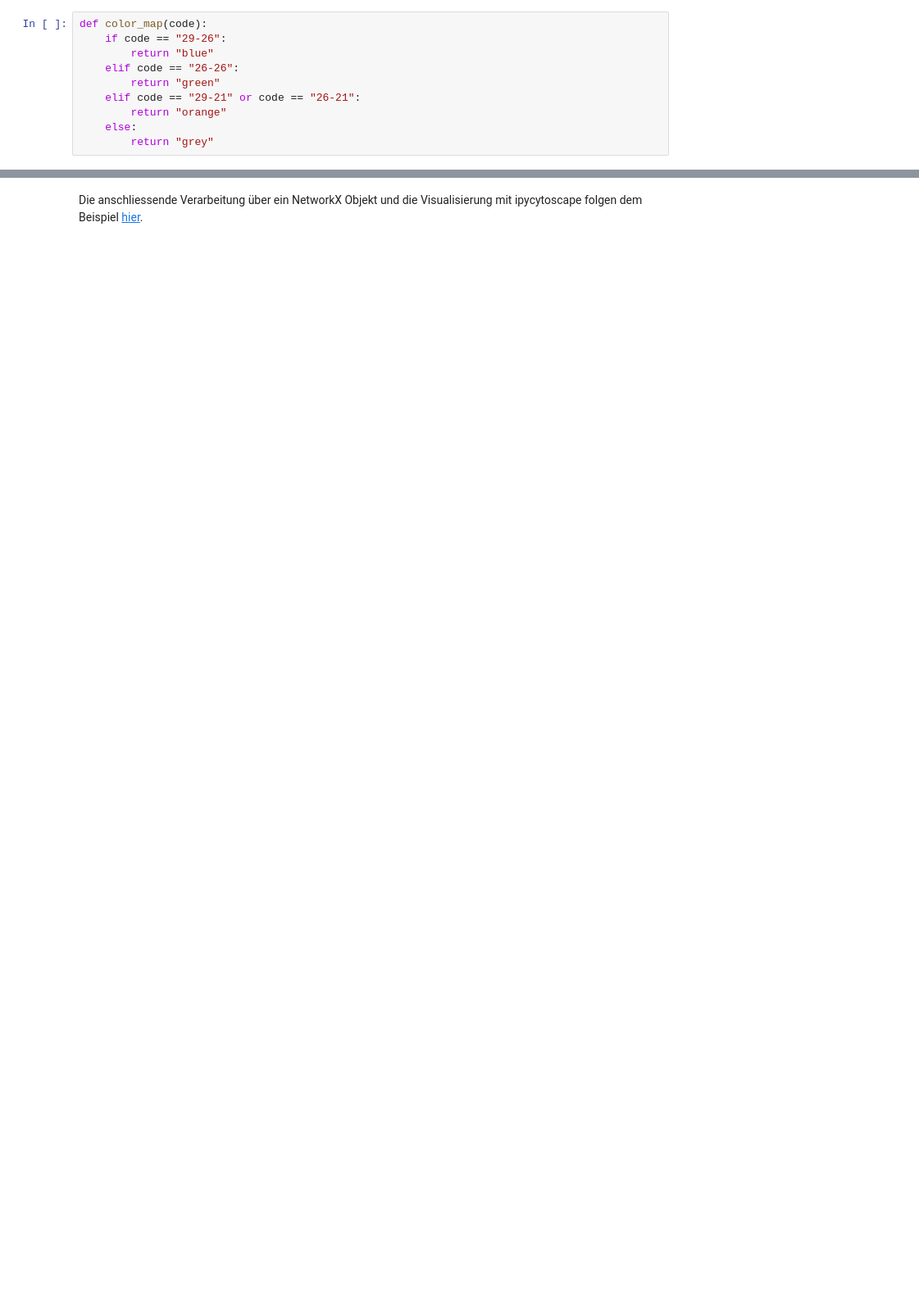
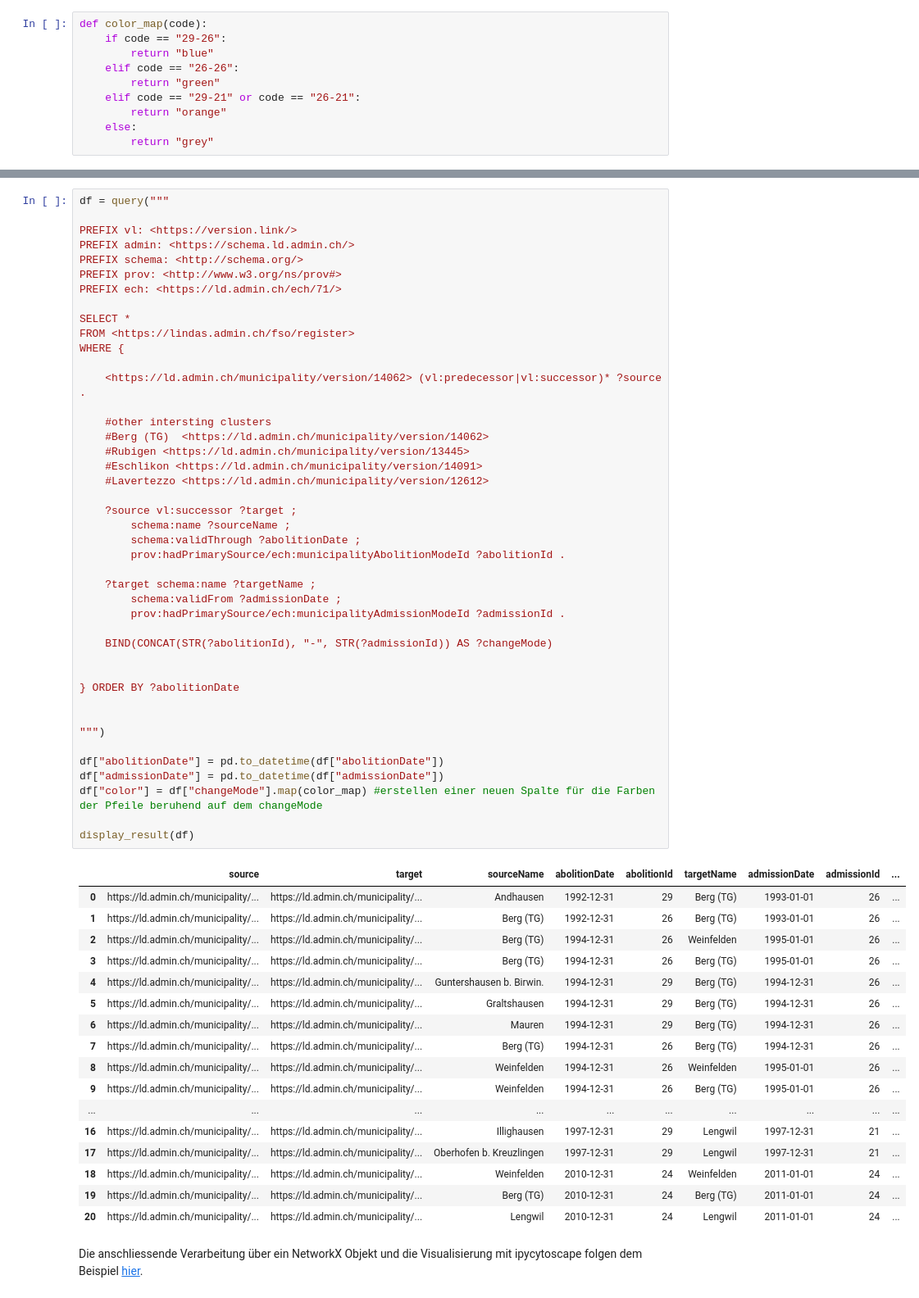
Before and after one commit to SwissFederalArchives/LD-Tutorials, a Jupyter notebook: content/version_link.ipynb, the cells around one changed output, grey strips where cells are left out. Shown at 82% size. Saved outputs shown, nothing was run; the diff lists cells and outputs as text; blank space fills up the shorter version.

```diff
--- a/content/version_link.ipynb
+++ b/content/version_link.ipynb
@@ -1511,3 +1348,64 @@ display_result(df)
+# %%
+df = query("""
+
+PREFIX vl: <https://version.link/>
+PREFIX admin: <https://schema.ld.admin.ch/>
+PREFIX schema: <http://schema.org/>
+PREFIX prov: <http://www.w3.org/ns/prov#>
+PREFIX ech: <https://ld.admin.ch/ech/71/>
+
+SELECT *
+FROM <https://lindas.admin.ch/fso/register>
+WHERE {
+
+    <https://ld.admin.ch/municipality/version/14062> (vl:predecessor|vl:successor)* ?source .
+
+    #other intersting clusters
+    #Berg (TG)  <https://ld.admin.ch/municipality/version/14062>
+    #Rubigen <https://ld.admin.ch/municipality/version/13445>
+    #Eschlikon <https://ld.admin.ch/municipality/version/14091>
+    #Lavertezzo <https://ld.admin.ch/municipality/version/12612>
+
+    ?source vl:successor ?target ;
+        schema:name ?sourceName ;
+        schema:validThrough ?abolitionDate ;
+        prov:hadPrimarySource/ech:municipalityAbolitionModeId ?abolitionId .
+
+    ?target schema:name ?targetName ;
+        schema:validFrom ?admissionDate ;
+        prov:hadPrimarySource/ech:municipalityAdmissionModeId ?admissionId .
+
+    BIND(CONCAT(STR(?abolitionId), "-", STR(?admissionId)) AS ?changeMode)
+
+
+} ORDER BY ?abolitionDate
+
+
+""")
+
+df["abolitionDate"] = pd.to_datetime(df["abolitionDate"])
+df["admissionDate"] = pd.to_datetime(df["admissionDate"])
+df["color"] = df["changeMode"].map(color_map) #erstellen einer neuen Spalte für die Farben der Pfeile beruhend auf dem changeMode
+
+display_result(df)
+# %% [output]
+|  | source | target | sourceName | abolitionDate | abolitionId | targetName | admissionDate | admissionId | ... |
+| 0 | https://ld.admin.ch/municipality/... | https://ld.admin.ch/municipality/... | Andhausen | 1992-12-31 | 29 | Berg (TG) | 1993-01-01 | 26 | ... |
+| 1 | https://ld.admin.ch/municipality/... | https://ld.admin.ch/municipality/... | Berg (TG) | 1992-12-31 | 26 | Berg (TG) | 1993-01-01 | 26 | ... |
+| 2 | https://ld.admin.ch/municipality/... | https://ld.admin.ch/municipality/... | Berg (TG) | 1994-12-31 | 26 | Weinfelden | 1995-01-01 | 26 | ... |
+| 3 | https://ld.admin.ch/municipality/... | https://ld.admin.ch/municipality/... | Berg (TG) | 1994-12-31 | 26 | Berg (TG) | 1995-01-01 | 26 | ... |
+| 4 | https://ld.admin.ch/municipality/... | https://ld.admin.ch/municipality/... | Guntershausen b. Birwin. | 1994-12-31 | 29 | Berg (TG) | 1994-12-31 | 26 | ... |
+| 5 | https://ld.admin.ch/municipality/... | https://ld.admin.ch/municipality/... | Graltshausen | 1994-12-31 | 29 | Berg (TG) | 1994-12-31 | 26 | ... |
+| 6 | https://ld.admin.ch/municipality/... | https://ld.admin.ch/municipality/... | Mauren | 1994-12-31 | 29 | Berg (TG) | 1994-12-31 | 26 | ... |
+| 7 | https://ld.admin.ch/municipality/... | https://ld.admin.ch/municipality/... | Berg (TG) | 1994-12-31 | 26 | Berg (TG) | 1994-12-31 | 26 | ... |
+| 8 | https://ld.admin.ch/municipality/... | https://ld.admin.ch/municipality/... | Weinfelden | 1994-12-31 | 26 | Weinfelden | 1995-01-01 | 26 | ... |
+| 9 | https://ld.admin.ch/municipality/... | https://ld.admin.ch/municipality/... | Weinfelden | 1994-12-31 | 26 | Berg (TG) | 1995-01-01 | 26 | ... |
+| ... | ... | ... | ... | ... | ... | ... | ... | ... | ... |
+| 16 | https://ld.admin.ch/municipality/... | https://ld.admin.ch/municipality/... | Illighausen | 1997-12-31 | 29 | Lengwil | 1997-12-31 | 21 | ... |
+| 17 | https://ld.admin.ch/municipality/... | https://ld.admin.ch/municipality/... | Oberhofen b. Kreuzlingen | 1997-12-31 | 29 | Lengwil | 1997-12-31 | 21 | ... |
+| 18 | https://ld.admin.ch/municipality/... | https://ld.admin.ch/municipality/... | Weinfelden | 2010-12-31 | 24 | Weinfelden | 2011-01-01 | 24 | ... |
+| 19 | https://ld.admin.ch/municipality/... | https://ld.admin.ch/municipality/... | Berg (TG) | 2010-12-31 | 24 | Berg (TG) | 2011-01-01 | 24 | ... |
+| 20 | https://ld.admin.ch/municipality/... | https://ld.admin.ch/municipality/... | Lengwil | 2010-12-31 | 24 | Lengwil | 2011-01-01 | 24 | ... |
 # %% [markdown]
 Die anschliessende Verarbeitung über ein NetworkX Objekt und die Visualisierung mit ipycytoscape folgen dem Beispiel [hier](#Änderungsgeschichte-einer-bestimmten-Gemeinde).
 # %%
```
Also changed, not shown: parts of 36 cells of this notebook, 1 other file.
